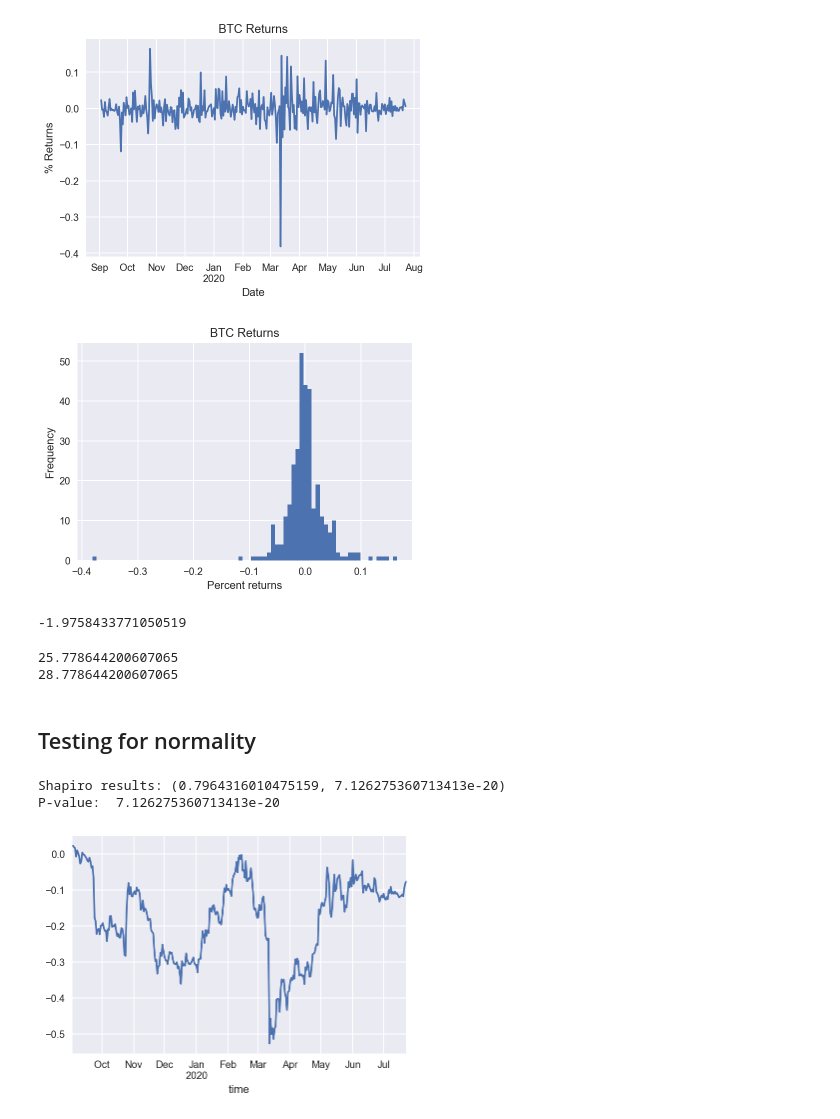
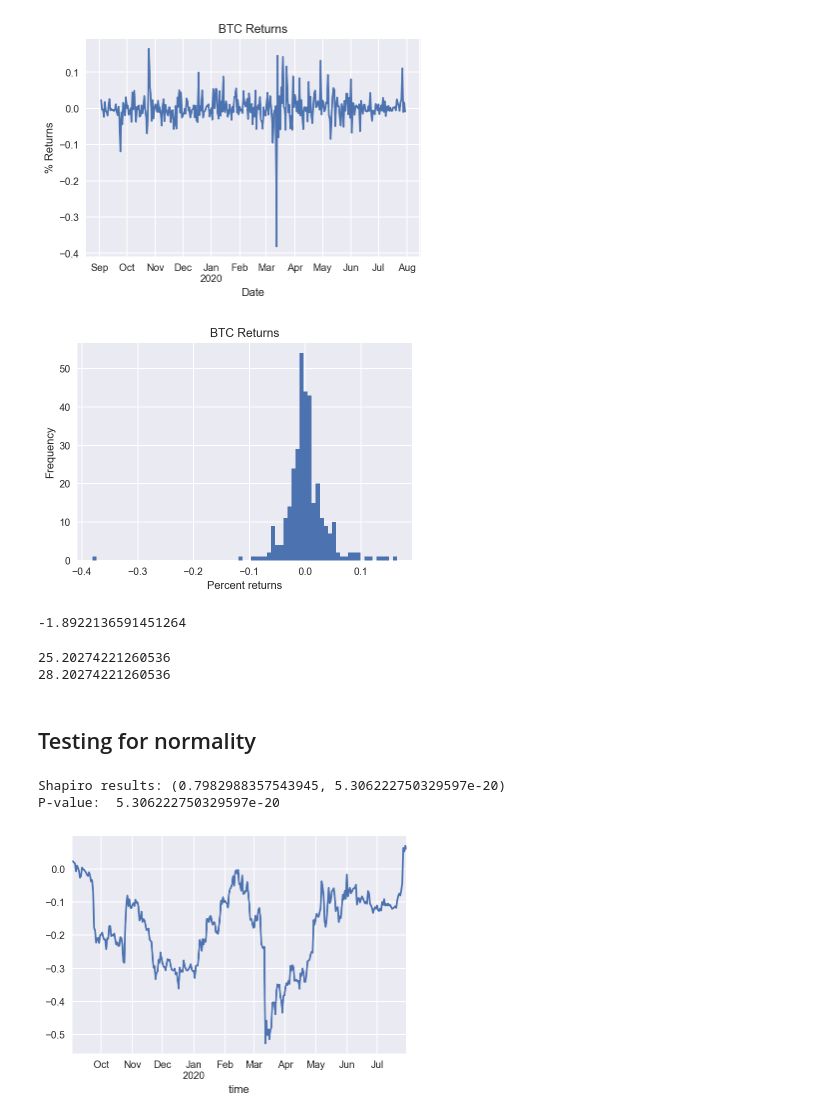
Before and after one commit to hilljtm/sfund, a Jupyter notebook: CryptoC_plots.ipynb, the cells around one changed output. Drawn from its saved outputs; the diff is of its cells as text; code cells hidden in the pictures.

```diff
--- a/CryptoC_plots.ipynb
+++ b/CryptoC_plots.ipynb
@@ -121,18 +119,18 @@ plt.show();
 # %%
 # September 1st - Today
-df_all = get_df(1567296000, 1595531700)
+df_all = get_df(1567296000, 1596128400)
 
 # Add a returns column
 df_all['Returns'] = df_all['close'].pct_change()
 
 df_all['Returns'].plot()
 plt.axis('tight')
 plt.title('BTC Returns')
 plt.xlabel('Date')
 plt.ylabel('% Returns')
 plt.show()
 # %% [output]
-[figure, old version]
+[figure, new version]
 # %%
 # Plot returns
 plt.hist(df_all['Returns'].dropna(), bins=75, density=False)
@@ -141,7 +139,7 @@ plt.xlabel('Percent returns')
 plt.ylabel('Frequency')
 plt.show()
 # %% [output]
-[figure, old version]
+[figure, new version]
 # %%
 from scipy.stats import skew
 
@@ -150,7 +148,7 @@ clean_returns = (df_all['Returns'].dropna())
 returns_skewness = skew(clean_returns)
 print(returns_skewness)
 # %% [output]
--1.9758433771050519
+-1.8922136591451264
 # %%
 from scipy.stats import kurtosis
 
@@ -160,8 +158,8 @@ print(excess_kurtosis)
 fourth_moment = excess_kurtosis + 3
 print(fourth_moment)
 # %% [output]
-25.778644200607065
-28.778644200607065
+25.20274221260536
+28.20274221260536
 # %% [markdown]
 ## Testing for normality
 # %%
@@ -173,10 +171,10 @@ print('Shapiro results:', shapiro_results)
 p_value = shapiro_results[1]
 print('P-value: ', p_value)
 # %% [output]
-Shapiro results: (0.7964316010475159, 7.126275360713413e-20)
-P-value:  7.126275360713413e-20
+Shapiro results: (0.7982988357543945, 5.306222750329597e-20)
+P-value:  5.306222750329597e-20
 # %%
 CumulativeReturns = ((1 + df_all['Returns']).cumprod() - 1)
 CumulativeReturns.plot();
 # %% [output]
-[figure, old version]
+[figure, new version]
```
Also changed, not shown: parts of 4 cells of this notebook, 1 other file.
